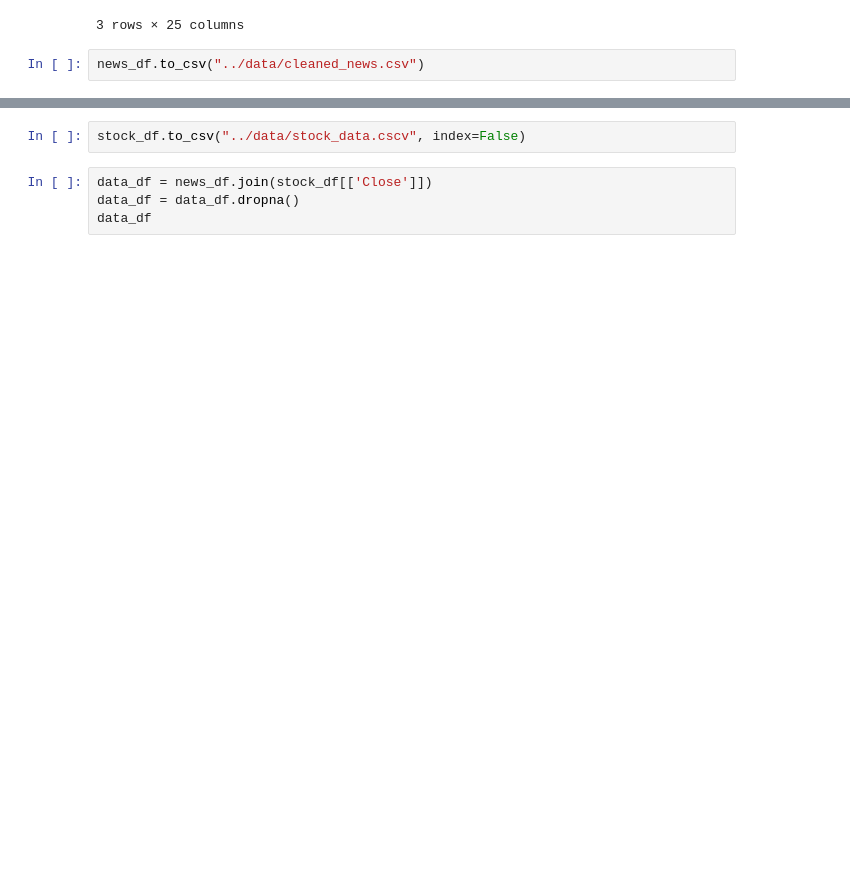
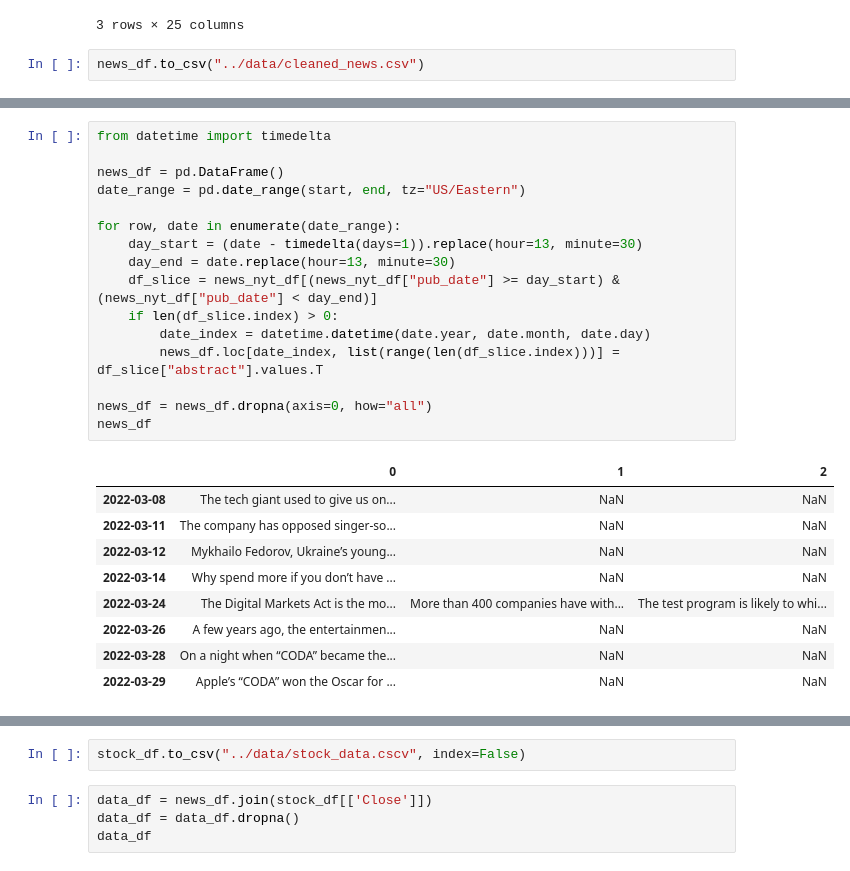
Before and after one commit to jorgeso/UMBC_Capstone_2022, a Jupyter notebook: notebooks/data_preprocessing.ipynb, the cells around one changed output, grey strips where cells are left out. Drawn from its saved outputs; the diff is of its cells as text; blank space fills up the shorter version.

```diff
--- a/notebooks/data_preprocessing.ipynb
+++ b/notebooks/data_preprocessing.ipynb
@@ -30,2 +63,28 @@ news_df.to_csv("../data/cleaned_news.csv")
+# %%
+from datetime import timedelta
+
+news_df = pd.DataFrame()
+date_range = pd.date_range(start, end, tz="US/Eastern")
+
+for row, date in enumerate(date_range):
+    day_start = (date - timedelta(days=1)).replace(hour=13, minute=30)
+    day_end = date.replace(hour=13, minute=30)
+    df_slice = news_nyt_df[(news_nyt_df["pub_date"] >= day_start) & (news_nyt_df["pub_date"] < day_end)]
+    if len(df_slice.index) > 0:
+        date_index = datetime.datetime(date.year, date.month, date.day)
+        news_df.loc[date_index, list(range(len(df_slice.index)))] = df_slice["abstract"].values.T
+
+news_df = news_df.dropna(axis=0, how="all")
+news_df
+# %% [output]
+|  | 0 | 1 | 2 |
+| 2022-03-08 | The tech giant used to give us on... | NaN | NaN |
+| 2022-03-11 | The company has opposed singer-so... | NaN | NaN |
+| 2022-03-12 | Mykhailo Fedorov, Ukraine’s young... | NaN | NaN |
+| 2022-03-14 | Why spend more if you don’t have ... | NaN | NaN |
+| 2022-03-24 | The Digital Markets Act is the mo... | More than 400 companies have with... | The test program is likely to whi... |
+| 2022-03-26 | A few years ago, the entertainmen... | NaN | NaN |
+| 2022-03-28 | On a night when “CODA” became the... | NaN | NaN |
+| 2022-03-29 | Apple’s “CODA” won the Oscar for ... | NaN | NaN |
 # %%
 import yfinance as yf
```
Also changed, not shown: parts of 4 cells of this notebook.
